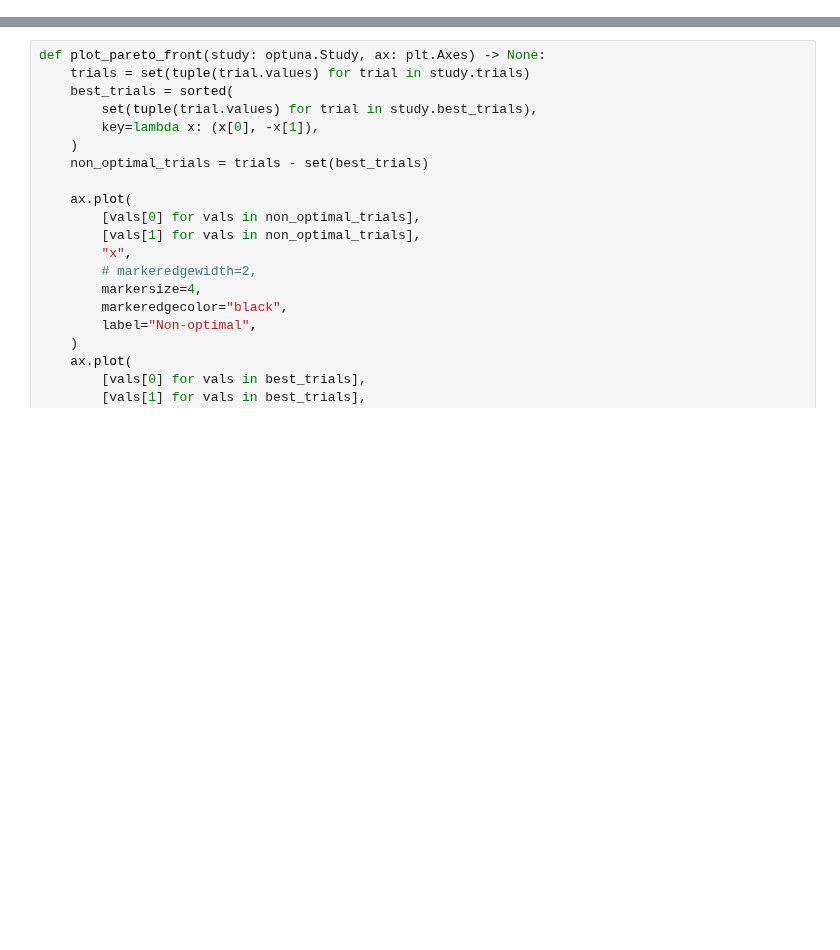
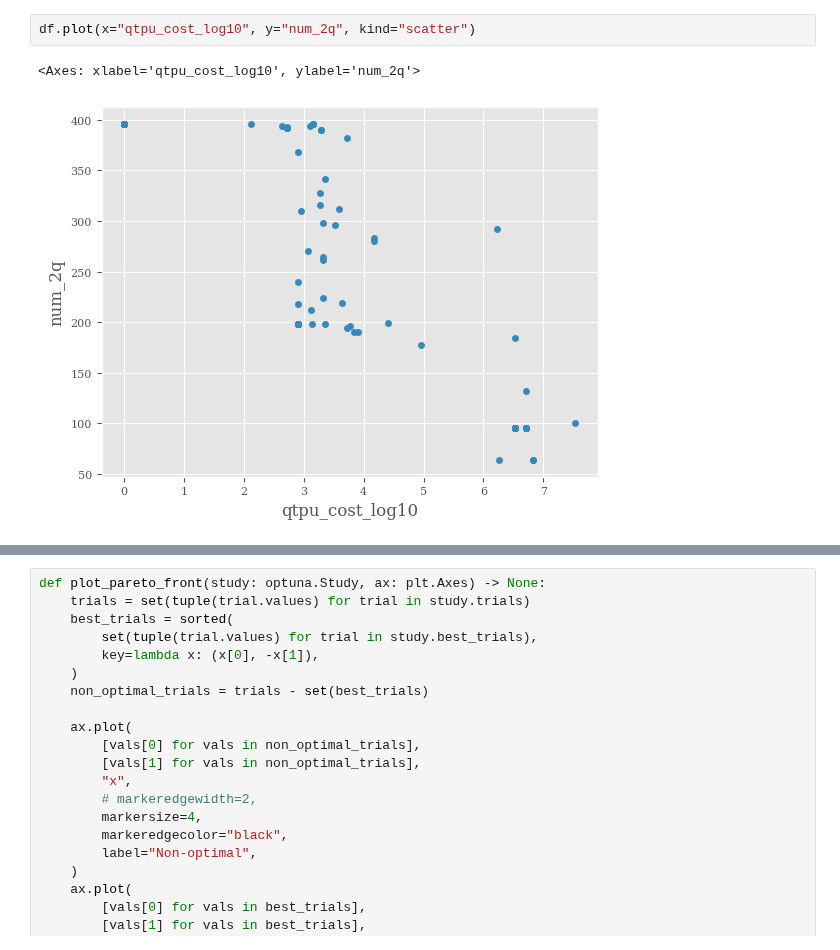
Before and after one commit to nathanieltornow/qtpu, a Jupyter notebook: benchmark/02_tradeoff.ipynb, the cells around one changed output, grey strips where cells are left out. Cells and saved outputs as stored; diff of their text form; blank space fills up the shorter version.

```diff
--- a/benchmark/02_tradeoff.ipynb
+++ b/benchmark/02_tradeoff.ipynb
@@ -23,0 +124,5 @@ studies = [
+# %%
+df.plot(x="qtpu_cost_log10", y="num_2q", kind="scatter")
+# %% [output]
+<Axes: xlabel='qtpu_cost_log10', ylabel='num_2q'>
+[figure, added]
```
Also changed, not shown: parts of 12 cells of this notebook, 10 other files.
